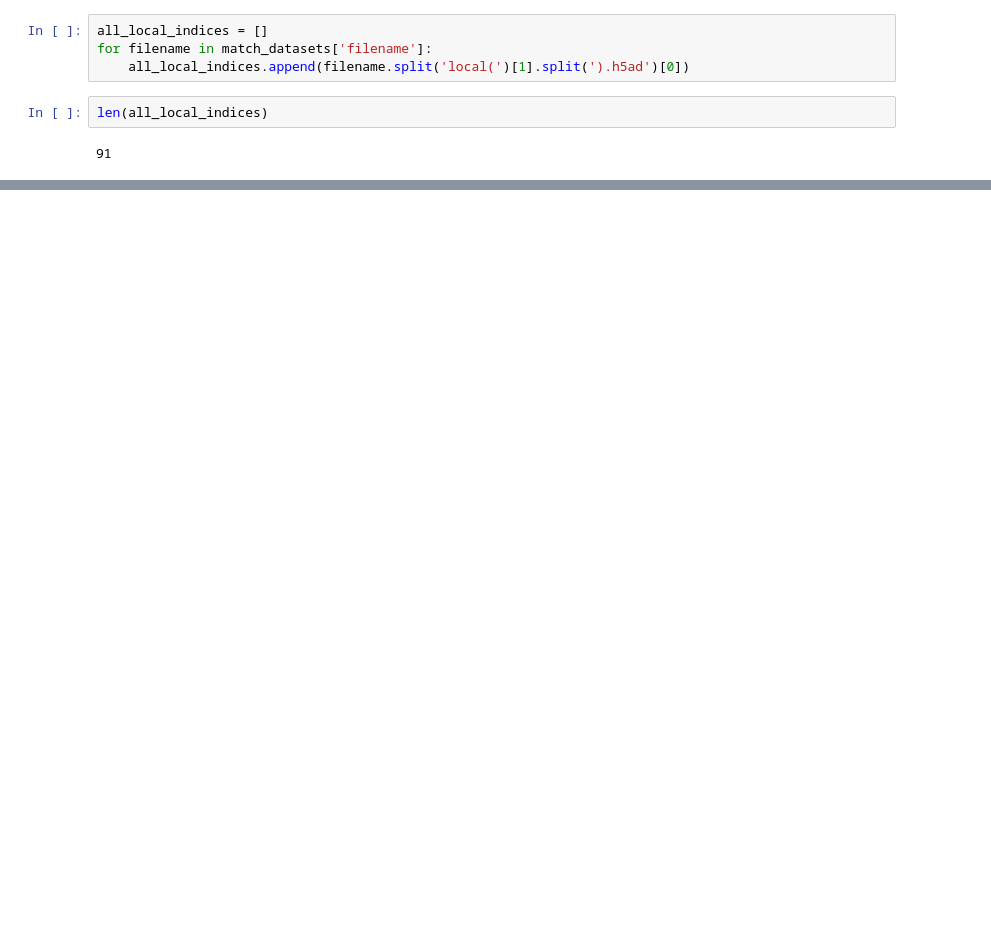
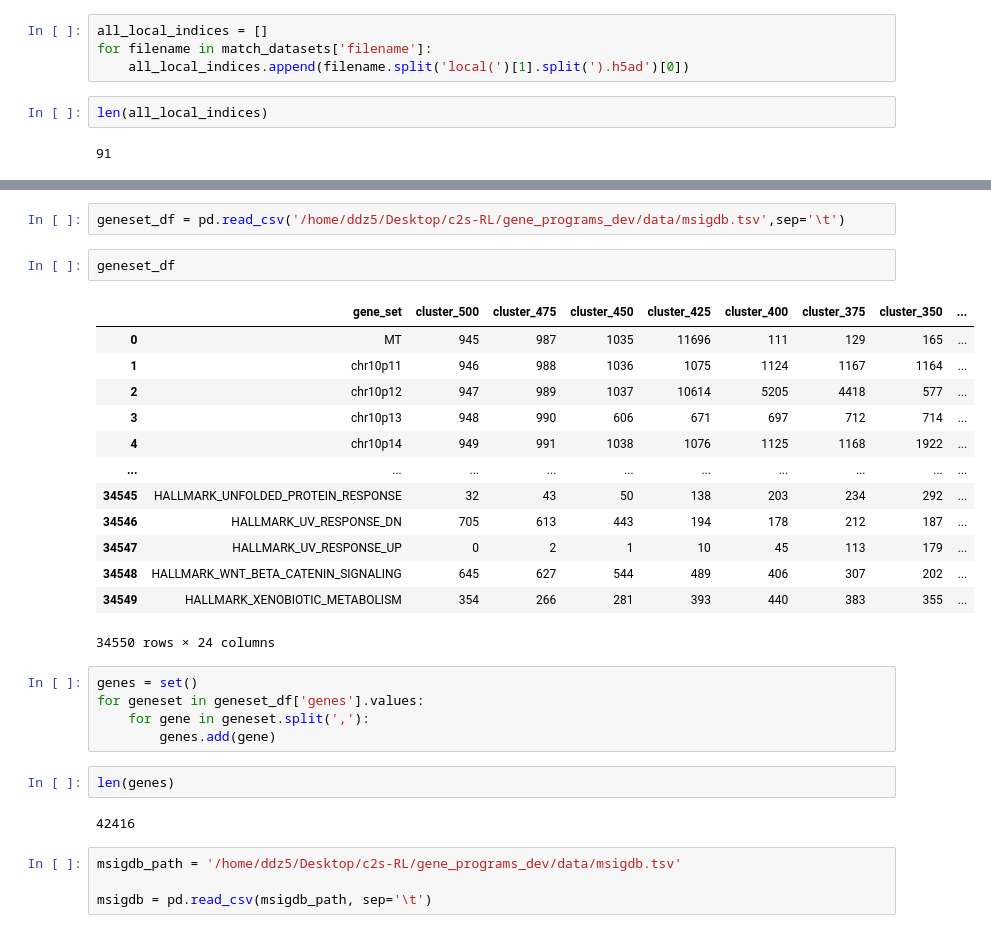
Before and after one commit to david-zhang03/c2s-RL, a Jupyter notebook: notebooks/load_QA_dataset_GNN.ipynb, the cells around one changed output, grey strips where cells are left out. Cells and saved outputs as stored; diff of their text form; blank space fills up the shorter version.

```diff
--- a/notebooks/load_QA_dataset_GNN.ipynb
+++ b/notebooks/load_QA_dataset_GNN.ipynb
@@ -110,0 +136,31 @@ for dataset_name in used_datasets:
+# %%
+geneset_df = pd.read_csv('/home/ddz5/Desktop/c2s-RL/gene_programs_dev/data/msigdb.tsv',sep='\t')
+# %%
+geneset_df
+# %% [output]
+|  | gene_set | cluster_500 | cluster_475 | cluster_450 | cluster_425 | cluster_400 | cluster_375 | cluster_350 | ... |
+| 0 | MT | 945 | 987 | 1035 | 11696 | 111 | 129 | 165 | ... |
+| 1 | chr10p11 | 946 | 988 | 1036 | 1075 | 1124 | 1167 | 1164 | ... |
+| 2 | chr10p12 | 947 | 989 | 1037 | 10614 | 5205 | 4418 | 577 | ... |
+| 3 | chr10p13 | 948 | 990 | 606 | 671 | 697 | 712 | 714 | ... |
+| 4 | chr10p14 | 949 | 991 | 1038 | 1076 | 1125 | 1168 | 1922 | ... |
+| ... | ... | ... | ... | ... | ... | ... | ... | ... | ... |
+| 34545 | HALLMARK_UNFOLDED_PROTEIN_RESPONSE | 32 | 43 | 50 | 138 | 203 | 234 | 292 | ... |
+| 34546 | HALLMARK_UV_RESPONSE_DN | 705 | 613 | 443 | 194 | 178 | 212 | 187 | ... |
+| 34547 | HALLMARK_UV_RESPONSE_UP | 0 | 2 | 1 | 10 | 45 | 113 | 179 | ... |
+| 34548 | HALLMARK_WNT_BETA_CATENIN_SIGNALING | 645 | 627 | 544 | 489 | 406 | 307 | 202 | ... |
+| 34549 | HALLMARK_XENOBIOTIC_METABOLISM | 354 | 266 | 281 | 393 | 440 | 383 | 355 | ... |
+34550 rows × 24 columns
+# %%
+genes = set()
+for geneset in geneset_df['genes'].values:
+    for gene in geneset.split(','):
+        genes.add(gene)
+# %%
+len(genes)
+# %% [output]
+42416
+# %%
+msigdb_path = '/home/ddz5/Desktop/c2s-RL/gene_programs_dev/data/msigdb.tsv'
+
+msigdb = pd.read_csv(msigdb_path, sep='\t')
```
Also changed, not shown: parts of 24 cells of this notebook, 6 other files.
